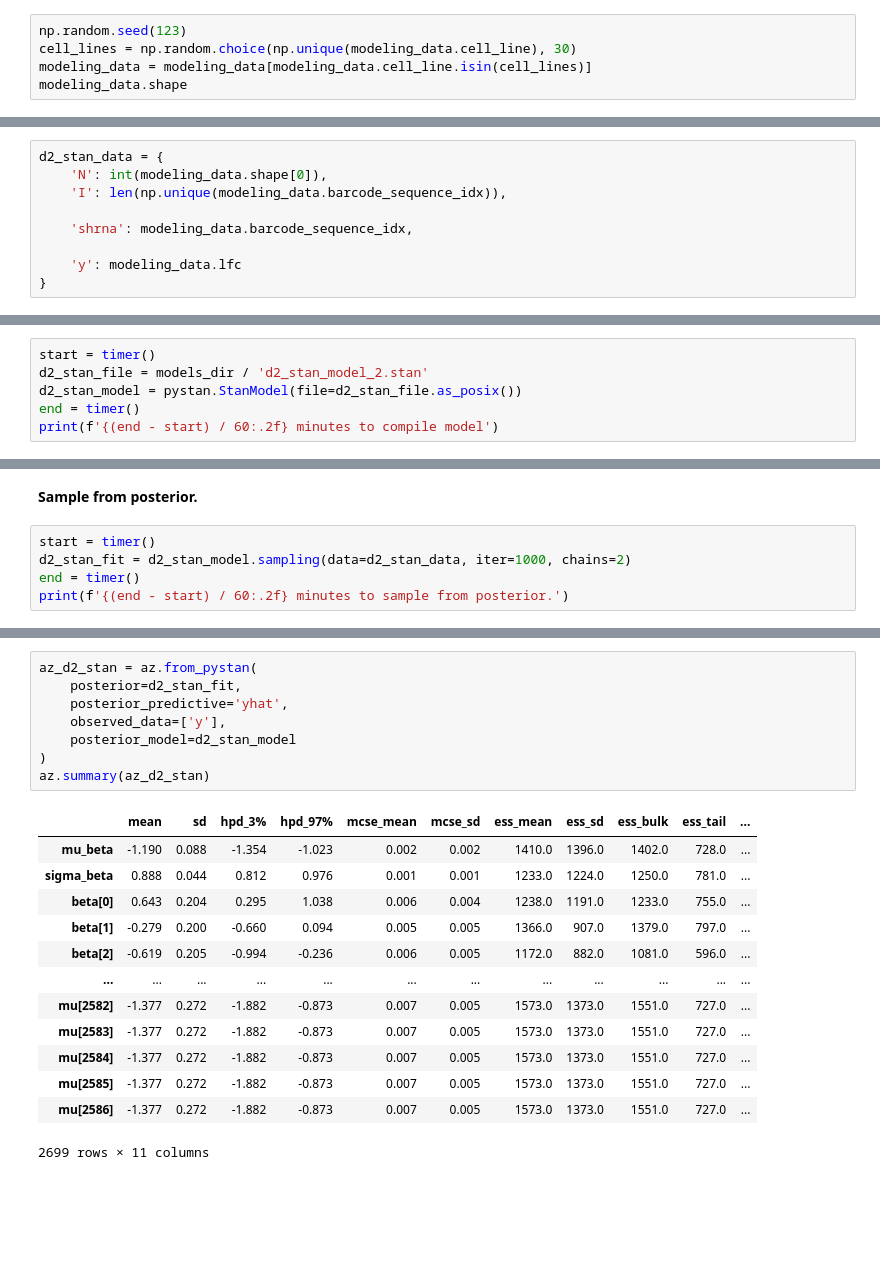
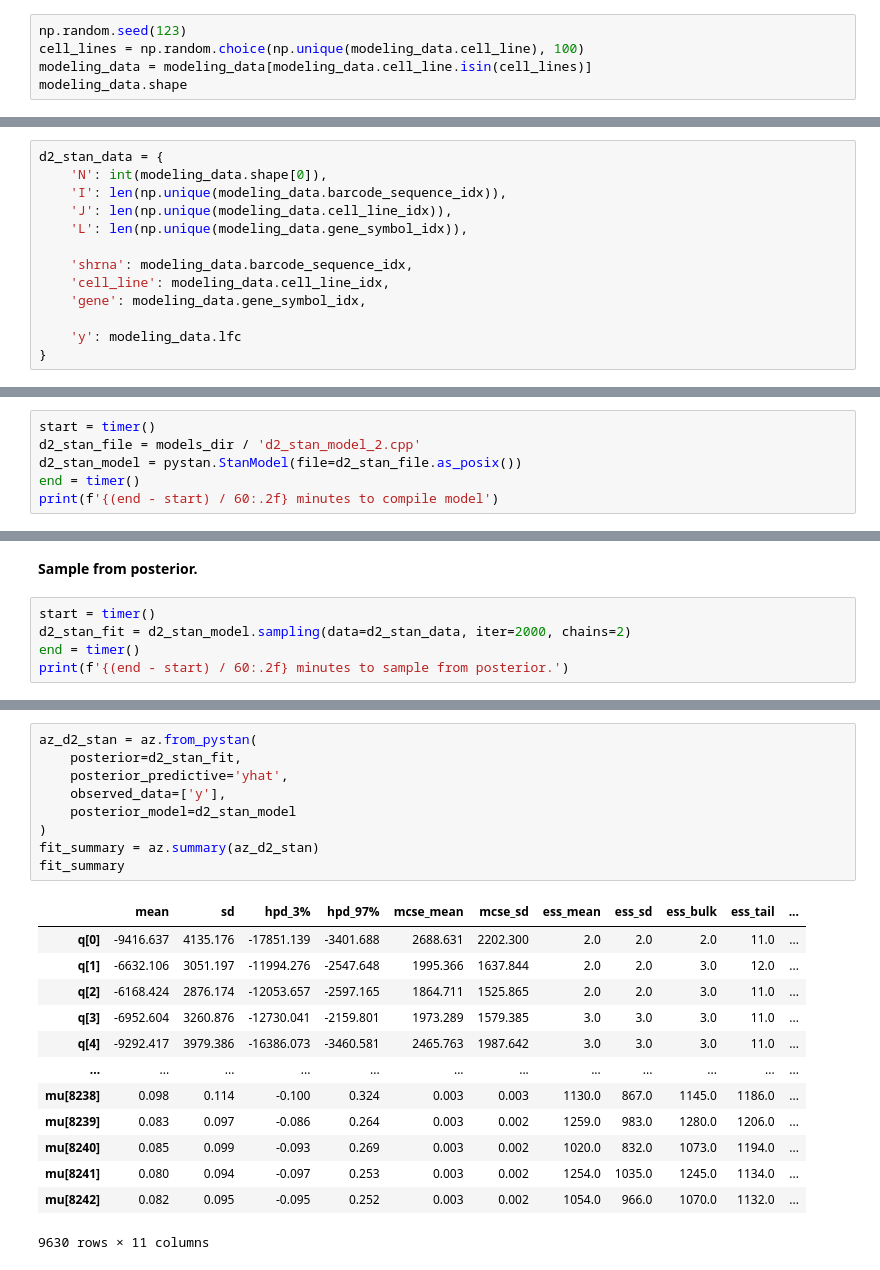
Before and after one commit to jhrcook/demeter2-stan, a Jupyter notebook: notebooks/005_demeter2-in-stan.ipynb, the cells around one changed output, grey strips where cells are left out. Cells and saved outputs as stored; diff of their text form; blank space fills up the shorter version.

```diff
--- a/notebooks/005_demeter2-in-stan.ipynb
+++ b/notebooks/005_demeter2-in-stan.ipynb
@@ -106,6 +123,6 @@ Select only a few cell lines while model building.
 # %%
 np.random.seed(123)
-cell_lines = np.random.choice(np.unique(modeling_data.cell_line), 30)
+cell_lines = np.random.choice(np.unique(modeling_data.cell_line), 100)
 modeling_data = modeling_data[modeling_data.cell_line.isin(cell_lines)]
 modeling_data.shape
 # %% [output]
@@ -173,8 +190,12 @@ shrna_gene_matrix.shape
 d2_stan_data = {
     'N': int(modeling_data.shape[0]),
     'I': len(np.unique(modeling_data.barcode_sequence_idx)),
+    'J': len(np.unique(modeling_data.cell_line_idx)),
+    'L': len(np.unique(modeling_data.gene_symbol_idx)),
 
     'shrna': modeling_data.barcode_sequence_idx,
+    'cell_line': modeling_data.cell_line_idx,
+    'gene': modeling_data.gene_symbol_idx,
 
     'y': modeling_data.lfc
 }
@@ -182,7 +203,7 @@ d2_stan_data = {
 **Compile model.**
 # %%
 start = timer()
-d2_stan_file = models_dir / 'd2_stan_model_2.stan'
+d2_stan_file = models_dir / 'd2_stan_model_2.cpp'
 d2_stan_model = pystan.StanModel(file=d2_stan_file.as_posix())
 end = timer()
 print(f'{(end - start) / 60:.2f} minutes to compile model')
@@ -193,7 +214,7 @@ INFO:pystan:COMPILING THE C++ CODE FOR MODEL anon_model_a558ff61f54edac101a6efc3
 **Sample from posterior.**
 # %%
 start = timer()
-d2_stan_fit = d2_stan_model.sampling(data=d2_stan_data, iter=1000, chains=2)
+d2_stan_fit = d2_stan_model.sampling(data=d2_stan_data, iter=2000, chains=2)
 end = timer()
 print(f'{(end - start) / 60:.2f} minutes to sample from posterior.')
 # %% [output]
@@ -211,22 +248,23 @@ pystan.check_hmc_diagnostics(d2_stan_fit)
 # %%
 az_d2_stan = az.from_pystan(
     posterior=d2_stan_fit,
     posterior_predictive='yhat',
     observed_data=['y'],
     posterior_model=d2_stan_model
 )
-az.summary(az_d2_stan)
+fit_summary = az.summary(az_d2_stan)
+fit_summary
 # %% [output]
 |  | mean | sd | hpd_3% | hpd_97% | mcse_mean | mcse_sd | ess_mean | ess_sd | ess_bulk | ess_tail | ... |
-| mu_beta | -1.190 | 0.088 | -1.354 | -1.023 | 0.002 | 0.002 | 1410.0 | 1396.0 | 1402.0 | 728.0 | ... |
-| sigma_beta | 0.888 | 0.044 | 0.812 | 0.976 | 0.001 | 0.001 | 1233.0 | 1224.0 | 1250.0 | 781.0 | ... |
-| beta[0] | 0.643 | 0.204 | 0.295 | 1.038 | 0.006 | 0.004 | 1238.0 | 1191.0 | 1233.0 | 755.0 | ... |
-| beta[1] | -0.279 | 0.200 | -0.660 | 0.094 | 0.005 | 0.005 | 1366.0 | 907.0 | 1379.0 | 797.0 | ... |
-| beta[2] | -0.619 | 0.205 | -0.994 | -0.236 | 0.006 | 0.005 | 1172.0 | 882.0 | 1081.0 | 596.0 | ... |
+| q[0] | -9416.637 | 4135.176 | -17851.139 | -3401.688 | 2688.631 | 2202.300 | 2.0 | 2.0 | 2.0 | 11.0 | ... |
+| q[1] | -6632.106 | 3051.197 | -11994.276 | -2547.648 | 1995.366 | 1637.844 | 2.0 | 2.0 | 3.0 | 12.0 | ... |
+| q[2] | -6168.424 | 2876.174 | -12053.657 | -2597.165 | 1864.711 | 1525.865 | 2.0 | 2.0 | 3.0 | 11.0 | ... |
+| q[3] | -6952.604 | 3260.876 | -12730.041 | -2159.801 | 1973.289 | 1579.385 | 3.0 | 3.0 | 3.0 | 11.0 | ... |
+| q[4] | -9292.417 | 3979.386 | -16386.073 | -3460.581 | 2465.763 | 1987.642 | 3.0 | 3.0 | 3.0 | 11.0 | ... |
 | ... | ... | ... | ... | ... | ... | ... | ... | ... | ... | ... | ... |
-| mu[2582] | -1.377 | 0.272 | -1.882 | -0.873 | 0.007 | 0.005 | 1573.0 | 1373.0 | 1551.0 | 727.0 | ... |
-| mu[2583] | -1.377 | 0.272 | -1.882 | -0.873 | 0.007 | 0.005 | 1573.0 | 1373.0 | 1551.0 | 727.0 | ... |
-| mu[2584] | -1.377 | 0.272 | -1.882 | -0.873 | 0.007 | 0.005 | 1573.0 | 1373.0 | 1551.0 | 727.0 | ... |
-| mu[2585] | -1.377 | 0.272 | -1.882 | -0.873 | 0.007 | 0.005 | 1573.0 | 1373.0 | 1551.0 | 727.0 | ... |
-| mu[2586] | -1.377 | 0.272 | -1.882 | -0.873 | 0.007 | 0.005 | 1573.0 | 1373.0 | 1551.0 | 727.0 | ... |
+| mu[8238] | 0.098 | 0.114 | -0.100 | 0.324 | 0.003 | 0.003 | 1130.0 | 867.0 | 1145.0 | 1186.0 | ... |
+| mu[8239] | 0.083 | 0.097 | -0.086 | 0.264 | 0.003 | 0.002 | 1259.0 | 983.0 | 1280.0 | 1206.0 | ... |
+| mu[8240] | 0.085 | 0.099 | -0.093 | 0.269 | 0.003 | 0.002 | 1020.0 | 832.0 | 1073.0 | 1194.0 | ... |
+| mu[8241] | 0.080 | 0.094 | -0.097 | 0.253 | 0.003 | 0.002 | 1254.0 | 1035.0 | 1245.0 | 1134.0 | ... |
+| mu[8242] | 0.082 | 0.095 | -0.095 | 0.252 | 0.003 | 0.002 | 1054.0 | 966.0 | 1070.0 | 1132.0 | ... |
-2699 rows × 11 columns
+9630 rows × 11 columns
```
Also changed, not shown: parts of 16 cells of this notebook, 12 other files.
